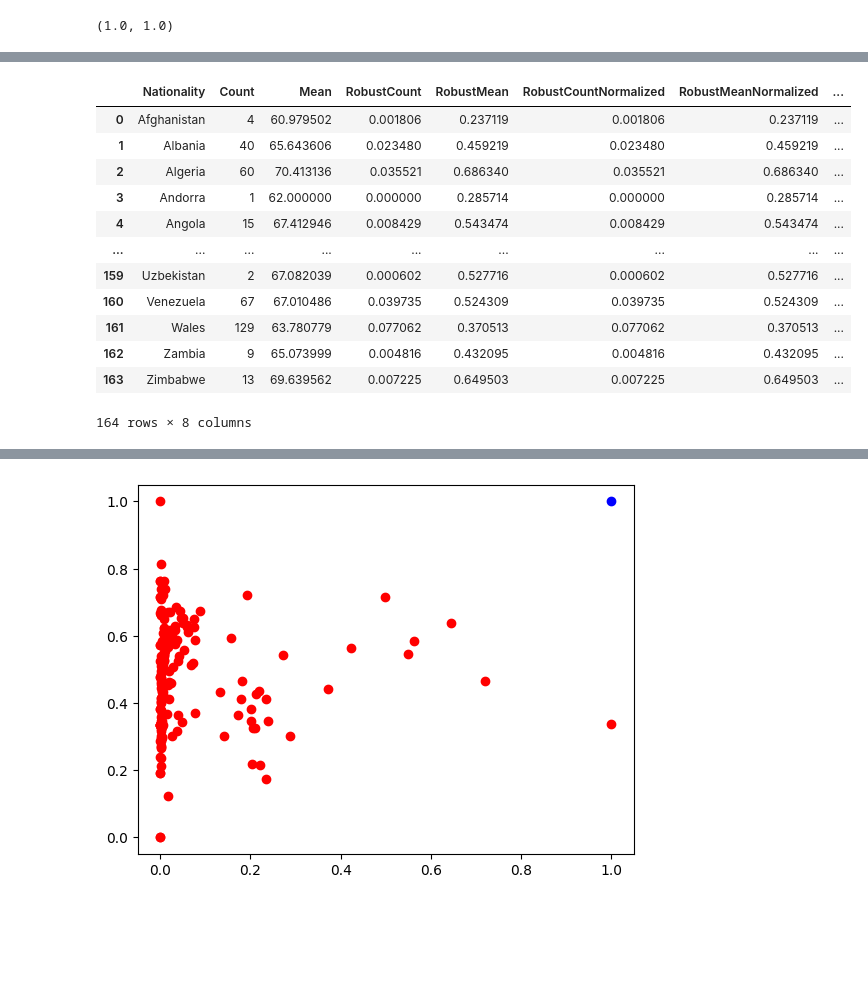
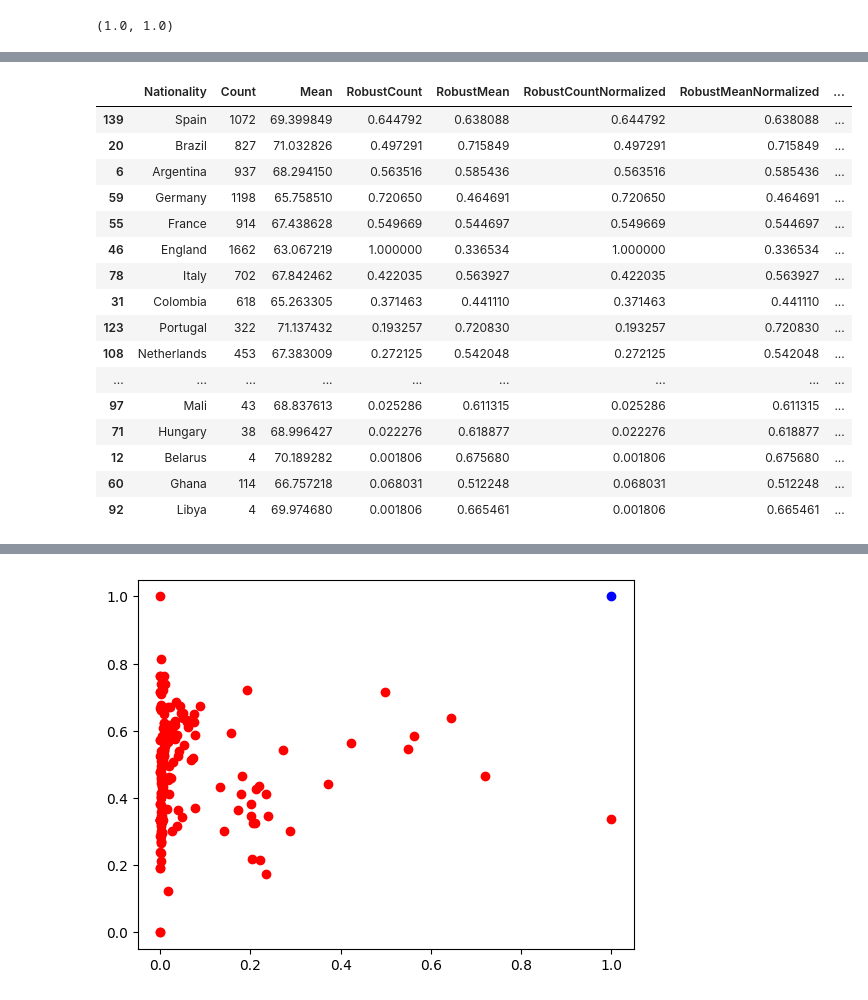
Before and after one commit to GAPPLabs/DataScienceProject, a Jupyter notebook: Proyecto.ipynb, the cells around one changed output, grey strips where cells are left out. Saved outputs shown, nothing was run; the diff lists cells and outputs as text; code cells hidden in the pictures; blank space fills up the shorter version.

```diff
--- a/Proyecto.ipynb
+++ b/Proyecto.ipynb
@@ -66,0 +91,3 @@ normalizedDataset = normalizedDataset.assign(Distance=[math.sqrt((target[0]-row[
+# %%
+normalizedDataset = normalizedDataset.assign(GeometricMean=[statistics.geometric_mean([x[0]+.0000001,x[1]+.0000001])
+                for x in zip(normalizedDataset['RobustCountNormalized'], normalizedDataset['RobustMeanNormalized'])])
@@ -67,16 +114,20 @@ normalizedDataset = normalizedDataset.assign(Distance=[math.sqrt((target[0]-row[
 # %%
-normalizedDataset
+normalizedDataset.sort_values('Distance',ascending=True).head(n=60)
 # %% [output]
 |  | Nationality | Count | Mean | RobustCount | RobustMean | RobustCountNormalized | RobustMeanNormalized | ... |
-| 0 | Afghanistan | 4 | 60.979502 | 0.001806 | 0.237119 | 0.001806 | 0.237119 | ... |
-| 1 | Albania | 40 | 65.643606 | 0.023480 | 0.459219 | 0.023480 | 0.459219 | ... |
-| 2 | Algeria | 60 | 70.413136 | 0.035521 | 0.686340 | 0.035521 | 0.686340 | ... |
-| 3 | Andorra | 1 | 62.000000 | 0.000000 | 0.285714 | 0.000000 | 0.285714 | ... |
-| 4 | Angola | 15 | 67.412946 | 0.008429 | 0.543474 | 0.008429 | 0.543474 | ... |
+| 139 | Spain | 1072 | 69.399849 | 0.644792 | 0.638088 | 0.644792 | 0.638088 | ... |
+| 20 | Brazil | 827 | 71.032826 | 0.497291 | 0.715849 | 0.497291 | 0.715849 | ... |
+| 6 | Argentina | 937 | 68.294150 | 0.563516 | 0.585436 | 0.563516 | 0.585436 | ... |
+| 59 | Germany | 1198 | 65.758510 | 0.720650 | 0.464691 | 0.720650 | 0.464691 | ... |
+| 55 | France | 914 | 67.438628 | 0.549669 | 0.544697 | 0.549669 | 0.544697 | ... |
+| 46 | England | 1662 | 63.067219 | 1.000000 | 0.336534 | 1.000000 | 0.336534 | ... |
+| 78 | Italy | 702 | 67.842462 | 0.422035 | 0.563927 | 0.422035 | 0.563927 | ... |
+| 31 | Colombia | 618 | 65.263305 | 0.371463 | 0.441110 | 0.371463 | 0.441110 | ... |
+| 123 | Portugal | 322 | 71.137432 | 0.193257 | 0.720830 | 0.193257 | 0.720830 | ... |
+| 108 | Netherlands | 453 | 67.383009 | 0.272125 | 0.542048 | 0.272125 | 0.542048 | ... |
 | ... | ... | ... | ... | ... | ... | ... | ... | ... |
-| 159 | Uzbekistan | 2 | 67.082039 | 0.000602 | 0.527716 | 0.000602 | 0.527716 | ... |
-| 160 | Venezuela | 67 | 67.010486 | 0.039735 | 0.524309 | 0.039735 | 0.524309 | ... |
-| 161 | Wales | 129 | 63.780779 | 0.077062 | 0.370513 | 0.077062 | 0.370513 | ... |
-| 162 | Zambia | 9 | 65.073999 | 0.004816 | 0.432095 | 0.004816 | 0.432095 | ... |
-| 163 | Zimbabwe | 13 | 69.639562 | 0.007225 | 0.649503 | 0.007225 | 0.649503 | ... |
+| 97 | Mali | 43 | 68.837613 | 0.025286 | 0.611315 | 0.025286 | 0.611315 | ... |
+| 71 | Hungary | 38 | 68.996427 | 0.022276 | 0.618877 | 0.022276 | 0.618877 | ... |
+| 12 | Belarus | 4 | 70.189282 | 0.001806 | 0.675680 | 0.001806 | 0.675680 | ... |
+| 60 | Ghana | 114 | 66.757218 | 0.068031 | 0.512248 | 0.068031 | 0.512248 | ... |
+| 92 | Libya | 4 | 69.974680 | 0.001806 | 0.665461 | 0.001806 | 0.665461 | ... |
-164 rows × 8 columns
```
Also changed, not shown: parts of 23 cells of this notebook.
